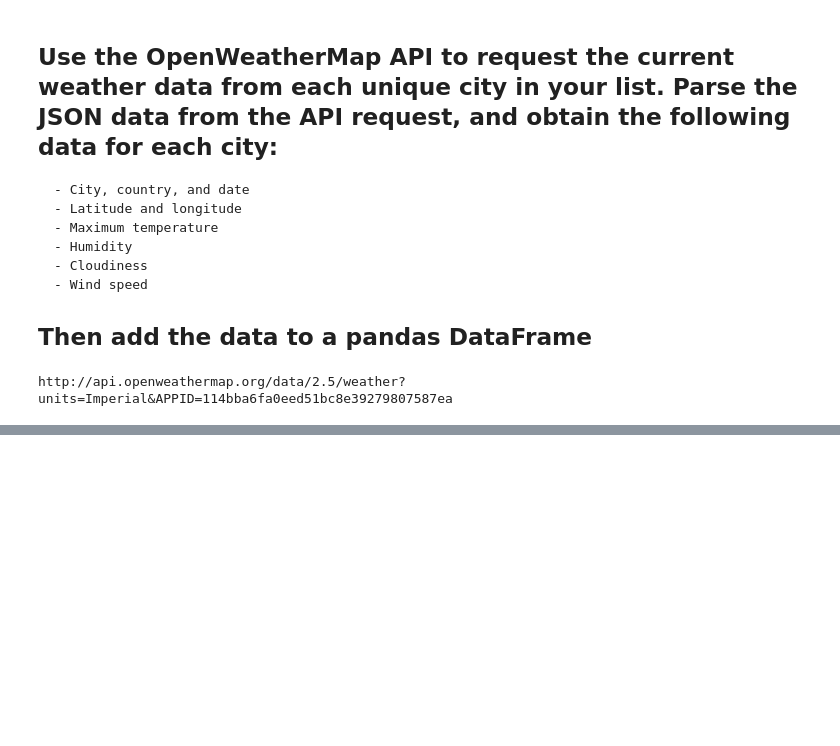
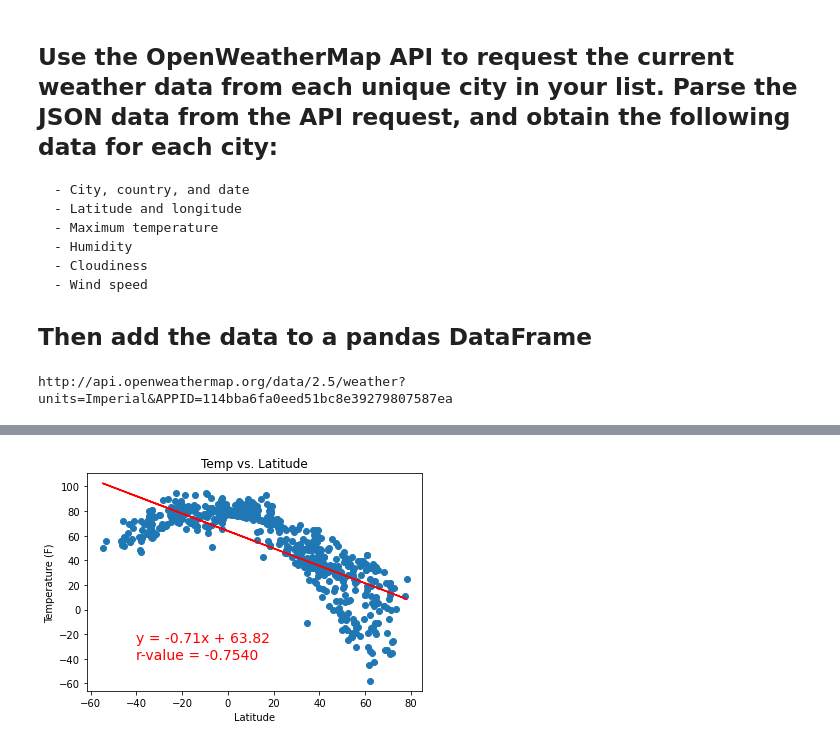
Before and after one commit to amberteets/world-weather-analysis, a Jupyter notebook: WeatherPy_working.ipynb, the cells around one changed output, grey strips where cells are left out. Drawn from its saved outputs; the diff is of its cells as text; code cells hidden in the pictures; blank space fills up the shorter version.

Commit message:
Linear regression

```diff
--- a/WeatherPy_working.ipynb
+++ b/WeatherPy_working.ipynb
@@ -264,0 +267,33 @@ plt.show()
+# %%
+# Import linear regression function
+from scipy.stats import linregress
+
+# Define function to plot regression line & scatterplot of weather parameter 'y' against latitude ('x')
+def plot_linear_regression(x_values, y_values, title, y_label, text_coordinates):
+
+    # Perform linear regression
+    (slope, intercept, r_value, p_value, std_err) = linregress(x_values, y_values)
+
+    # Calculate regression line values
+    reg_values = x_values * slope + intercept
+
+    # Define regression line equation
+    line_eq = (f"y = {slope:.2f}x + {intercept:.2f}\n"
+              f"r-value = {r_value:.4f}")
+
+    # Plot x- and y- values
+    plt.scatter(x_values, y_values)
+
+    # Plot regression values
+    plt.plot(x_values, reg_values, "r")
+
+    # Annotate plot
+    plt.title(title)
+    plt.xlabel('Latitude')
+    plt.ylabel(y_label)
+    plt.annotate(line_eq, (text_coordinates), fontsize=14, color="red")
+    plt.show()
+# %%
+plot_linear_regression(lats, max_temps, 'Temp vs. Latitude', 'Temperature (F)', (-40, -40))
+# %% [output]
+[figure, added]
```
Also changed, not shown: parts of 19 cells of this notebook, 6 other files.
